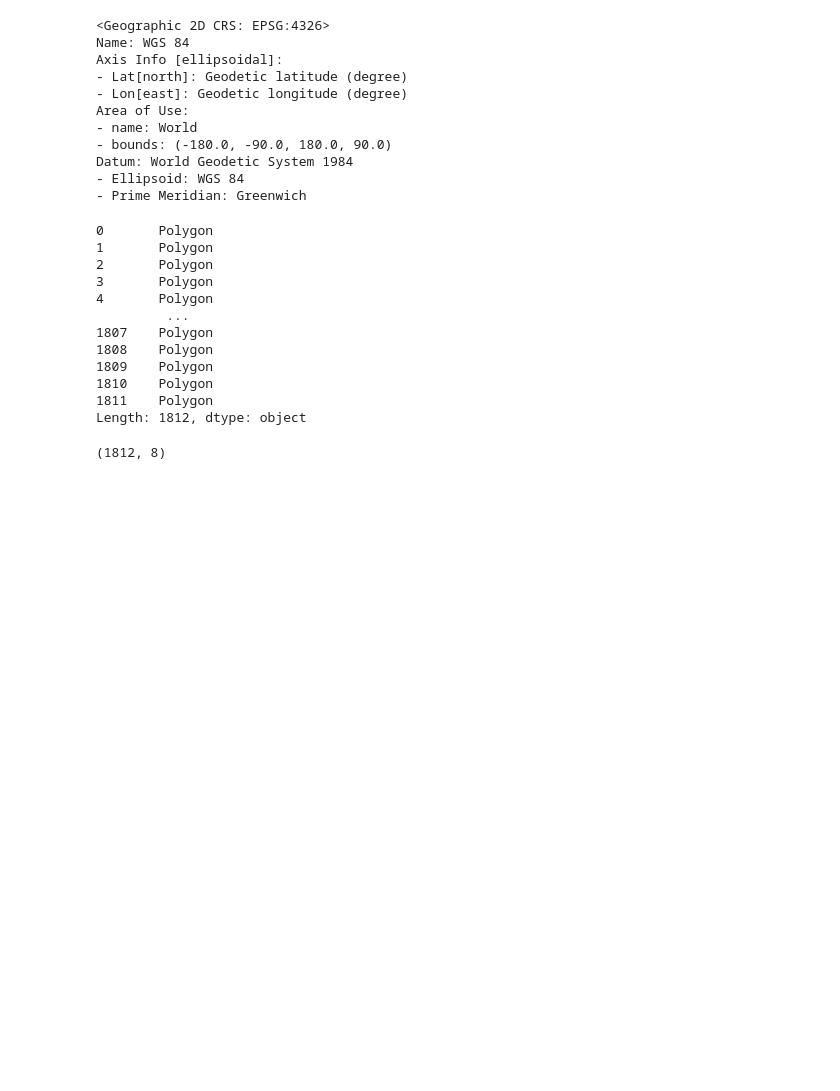
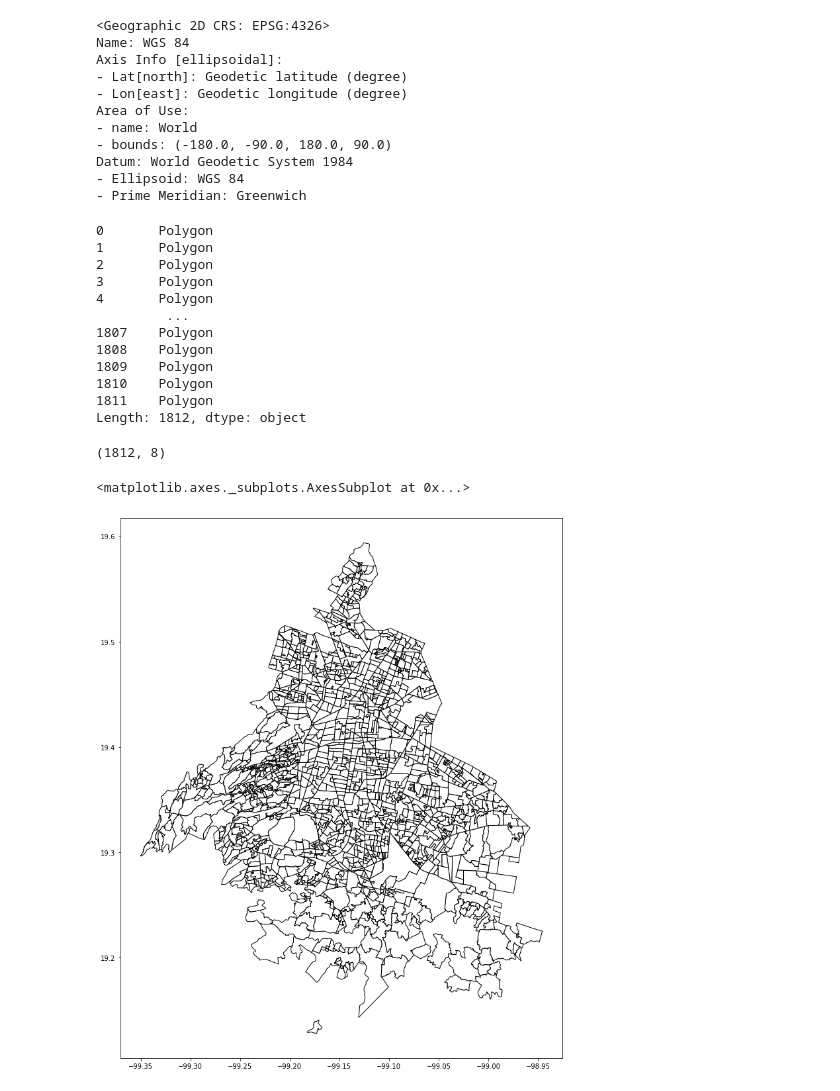
Before and after one commit to prope-2020-gh-classroom/practica-final-por-equipos-verano-2020-itam-patyua, a Jupyter notebook: Mapita.ipynb, the cells around one changed output. Cells and saved outputs as stored; diff of their text form; code cells hidden in the pictures; blank space fills up the shorter version.

```diff
--- a/Mapita.ipynb
+++ b/Mapita.ipynb
@@ -106,3 +106,9 @@ Length: 1812, dtype: object
 colonias.shape
 # %% [output]
 (1812, 8)
+# %%
+fig, ax = plt.subplots(figsize = (15,15))
+colonias.plot(ax=ax,color='white', edgecolor='black')
+# %% [output]
+<matplotlib.axes._subplots.AxesSubplot at 0x...>
+[figure, added]
```
Also changed, not shown: parts of 7 cells of this notebook.
